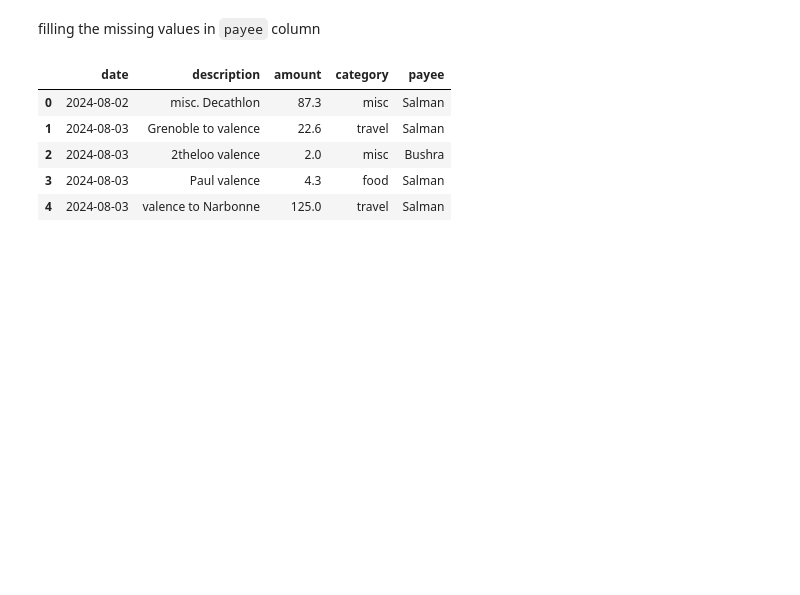
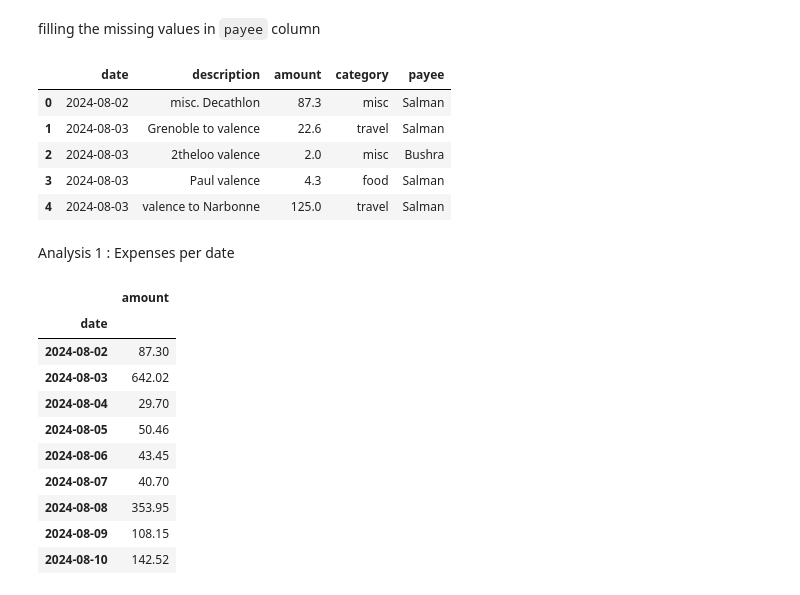
Before and after one commit to salmanshahid8/vacations_data_analysis, a Jupyter notebook: expenses_analysis.ipynb, the cells around one changed output. Drawn from its saved outputs; the diff is of its cells as text; code cells hidden in the pictures; blank space fills up the shorter version.

```diff
--- a/expenses_analysis.ipynb
+++ b/expenses_analysis.ipynb
@@ -64,3 +64,23 @@ df.head()
 | 2 | 2024-08-03 | 2theloo valence | 2.0 | misc | Bushra |
 | 3 | 2024-08-03 | Paul valence | 4.3 | food | Salman |
 | 4 | 2024-08-03 | valence to Narbonne | 125.0 | travel | Salman |
+# %% [markdown]
+Analysis 1 : Expenses per date
+# %%
+expenses_per_date = df.groupby("date").sum()
+
+expenses_per_date = expenses_per_date[["amount"]]
+
+expenses_per_date
+# %% [output]
+|  | amount |
+| date |  |
+| 2024-08-02 | 87.30 |
+| 2024-08-03 | 642.02 |
+| 2024-08-04 | 29.70 |
+| 2024-08-05 | 50.46 |
+| 2024-08-06 | 43.45 |
+| 2024-08-07 | 40.70 |
+| 2024-08-08 | 353.95 |
+| 2024-08-09 | 108.15 |
+| 2024-08-10 | 142.52 |
```
Also changed, not shown: parts of 9 cells of this notebook.
